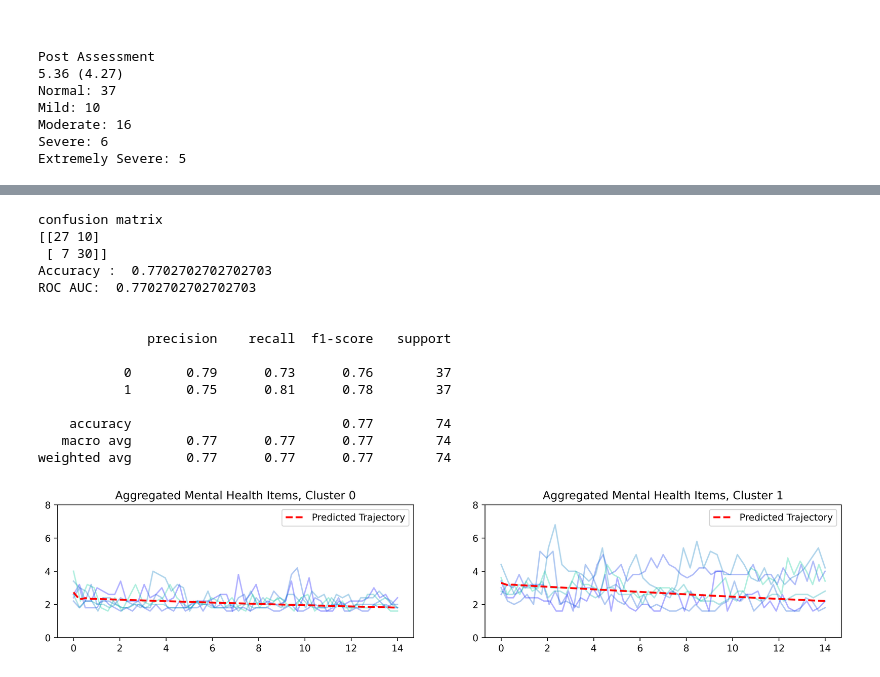
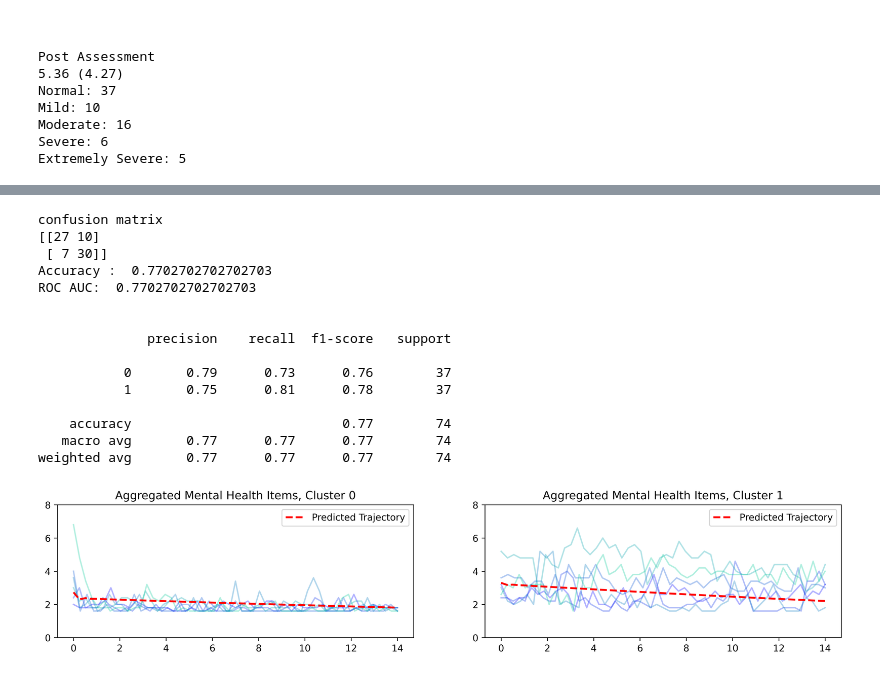
Before and after one commit to benjaminbrindle/vista_ssm, a Jupyter notebook: experiments/VISTA Ecological Momentary Assessment Data.ipynb, the cells around one changed output, grey strips where cells are left out. Drawn from its saved outputs; the diff is of its cells as text; code cells hidden in the pictures.

```diff
--- a/experiments/VISTA Ecological Momentary Assessment Data.ipynb
+++ b/experiments/VISTA Ecological Momentary Assessment Data.ipynb
@@ -58,6 +58,7 @@ for k in range(len(users)):
 
 ema_data=np.array(ema_data,dtype=object)
 ema_time=np.array(ema_time,dtype=object)
+tp=ema_time/max([np.max(row) for row in ema_time])
 # %%
 for i in range(10):
     for nc in [2]:
@@ -73,7 +74,7 @@ for i in range(10):
                'EPSILON' : 0.1,
                'BIC' : True}
 
-            result=vista.runVISTA('kmeans',param_dic,ema_data,ema_time/max([np.max(row) for row in ema_time]))
+            result=vista.runVISTA('kmeans',param_dic,ema_data,tp)
             vista.savedic(result,'../results/ema/ema_kmeans_'+str(nc)+'_cluster_'+str(dx)+'_latent_'+str(i)+'.pickle')
 # %%
 # ### DASS-21 subscales
@@ -209,25 +210,25 @@ def ftgrp(X,i):
 # %%
 lbl=dpob
 nc=2
 result=vista.loaddic('../results/ema/ema_kmeans_2_cluster_10_latent_4.pickle')
 vista.summarystats(lbl,result['label'],nc)
 result_permuted=vista.best_perm(lbl,result['label'],nc,result['parameter'])
 predicted_trajectories(result_permuted['parameter'],ema_data,result_permuted['label'],56,T_final=1,
-                              num_sam=6,legend=False,features=features,plotcolor=(plt.cm.winter,0,0.8,0.3),ylim=[0,8],xplot=[0,14])
+                              num_sam=6,legend=False,features=features,plotcolor=(plt.cm.winter,0,0.8,0.3),ylim=[0,8],xplot=[0,14],timepoints=tp)
 # %% [output]
 confusion matrix
 [[27 10]
  [ 7 30]]
 Accuracy :  0.7702702702702703
 ROC AUC:  0.7702702702702703
 
 
               precision    recall  f1-score   support
 
            0       0.79      0.73      0.76        37
            1       0.75      0.81      0.78        37
 
     accuracy                           0.77        74
    macro avg       0.77      0.77      0.77        74
 weighted avg       0.77      0.77      0.77        74
-[figure, old version]
+[figure, new version]
```
Also changed, not shown: parts of 1 cell of this notebook, 3 other files.
